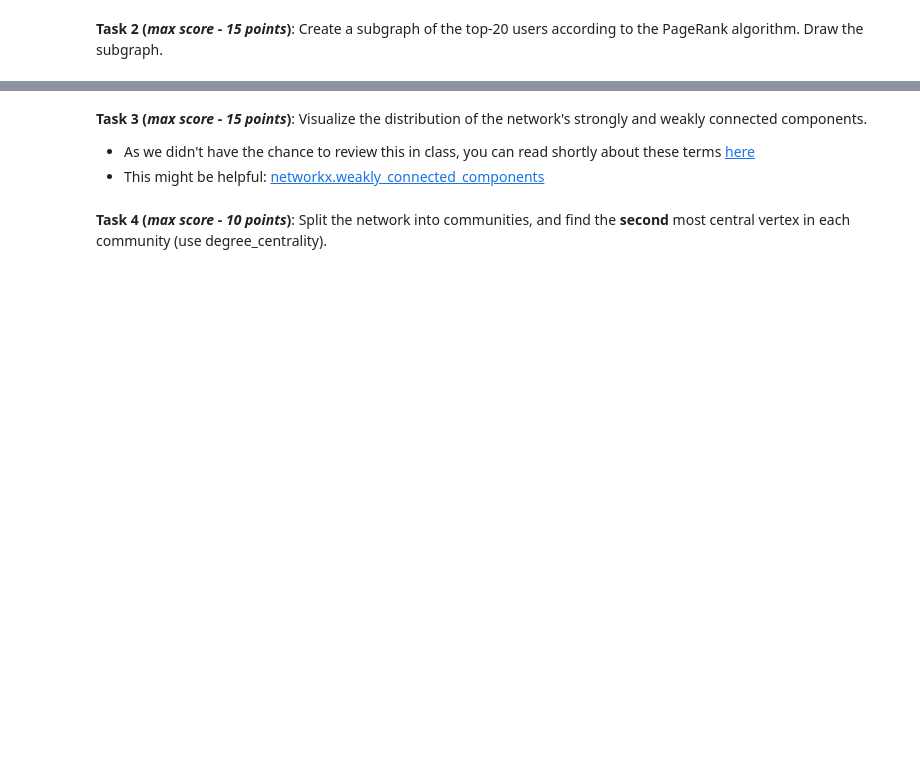
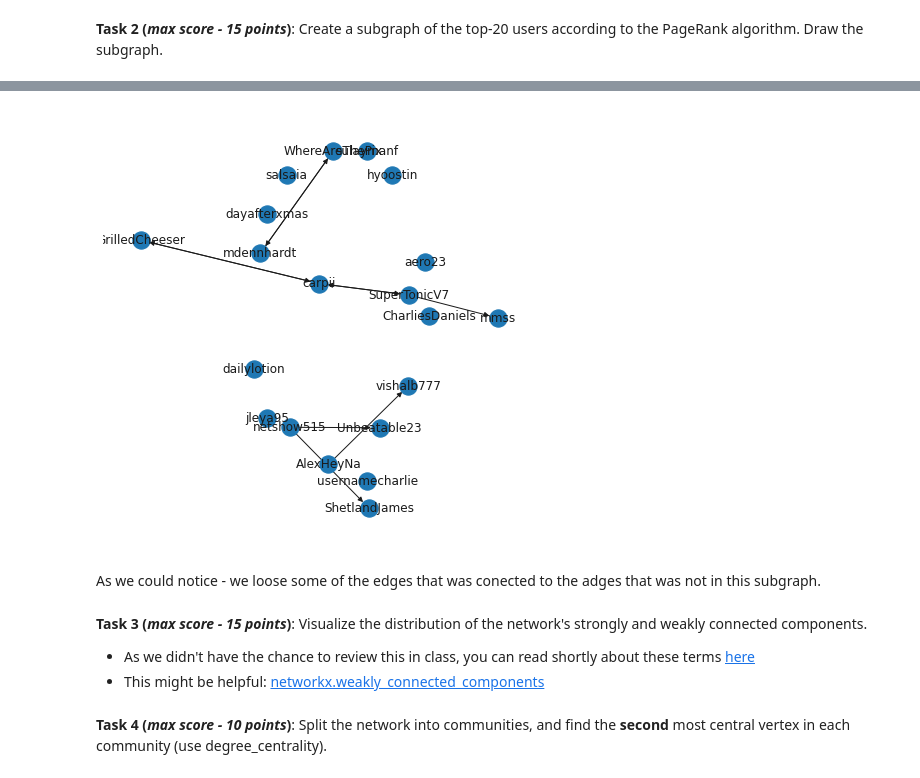
Before and after one commit to tansla/HWs_git, a Jupyter notebook: CNA_HW_Tatiana.ipynb, the cells around one changed output, grey strips where cells are left out. Drawn from its saved outputs; the diff is of its cells as text; code cells hidden in the pictures; blank space fills up the shorter version.

```diff
--- a/CNA_HW_Tatiana.ipynb
+++ b/CNA_HW_Tatiana.ipynb
@@ -73,3 +155,10 @@ def sgraph2nxgraph(sgraph, is_directed=True, add_vertices_attributes=True, add_e
+# %%
+plt.figure(figsize=(6,6))
+nx.draw_kamada_kawai(h, with_labels=True)
+# %% [output]
+[figure, added]
+# %% [markdown]
+As we could notice - we loose some of the edges that was conected to the adges that was not in this subgraph.
 # %% [markdown]
 **Task 3 (_max score - 15 points_)**: Visualize the distribution of the network's strongly and weakly connected components.
 
```
Also changed, not shown: parts of 20 cells of this notebook.
